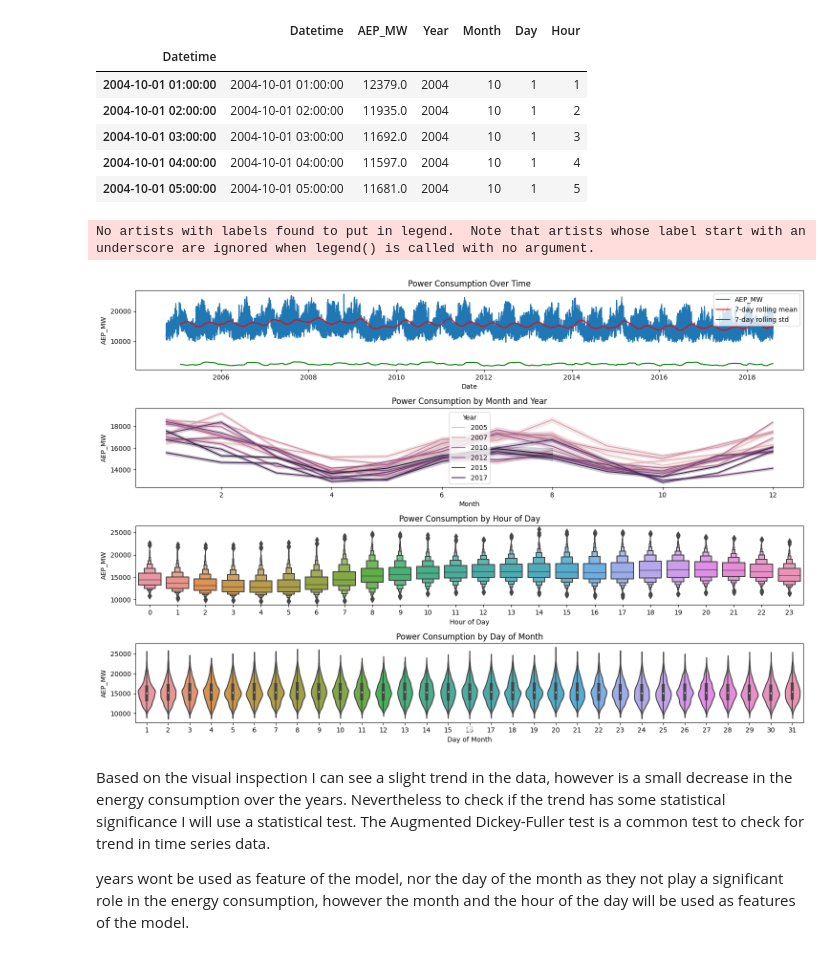
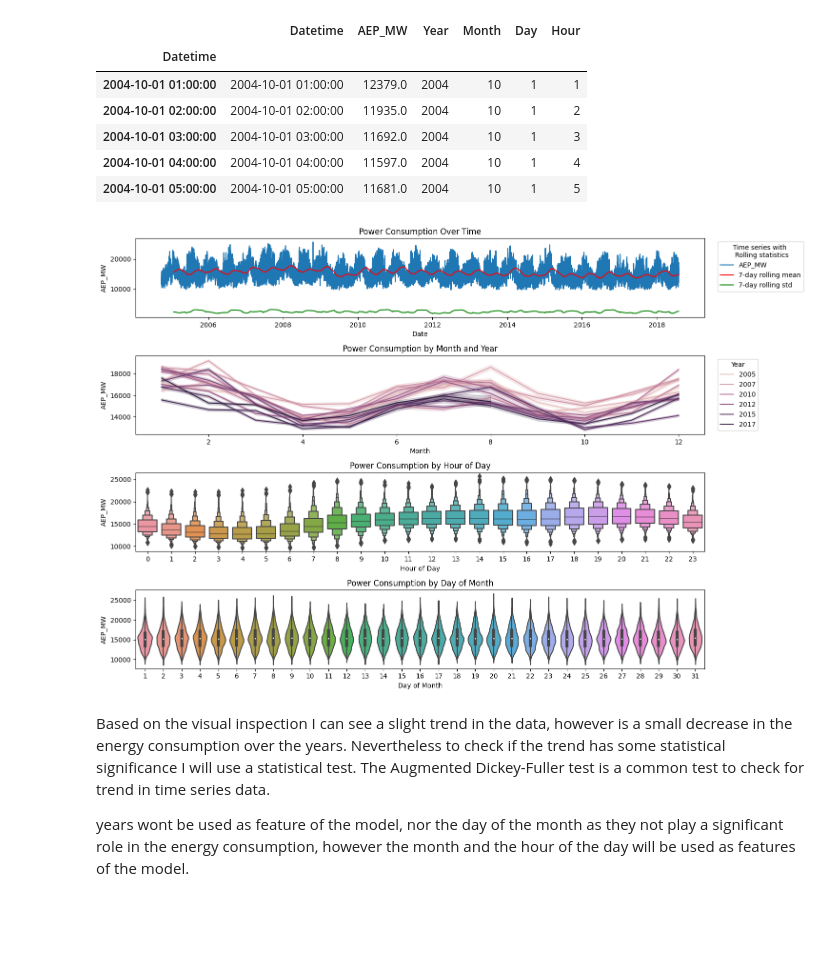
Before and after one commit to Hecramco/forecasting_examples, a Jupyter notebook: notebooks/time_series_forcasting_energy.ipynb, the cells around one changed output. Saved outputs shown, nothing was run; the diff lists cells and outputs as text; code cells hidden in the pictures; blank space fills up the shorter version.

```diff
--- a/notebooks/time_series_forcasting_energy.ipynb
+++ b/notebooks/time_series_forcasting_energy.ipynb
@@ -162,37 +162,38 @@ fig, axs = plt.subplots(4, 1, figsize=(15, 10))
 # 1. Power consumption over time with rolling statistics
 # Create rolling statistics
 days = 120 # Number of days for the rolling window
 rolling_window = 24*days
 rolling_mean = henergy_df['AEP_MW'].rolling(rolling_window).mean()
 rolling_std = henergy_df['AEP_MW'].rolling(rolling_window).std()
 dates = henergy_df.index  # full datetime, avoids duplicates
 #plot the time series and rolling statistics
 sns.lineplot(x=dates, y=henergy_df['AEP_MW'], ax=axs[0], label='AEP_MW')
 sns.lineplot(x=dates, y=rolling_mean, ax=axs[0], color='red', label='7-day rolling mean')
 sns.lineplot(x=dates, y=rolling_std, ax=axs[0], color='green', label='7-day rolling std')
 axs[0].set_title("Power Consumption and Rolling Statistics")
-axs[0].legend()
+axs[0].legend(title='Time series with \n Rolling statistics', bbox_to_anchor=(1.18, 1), loc='upper right')
 axs[0].set_title('Power Consumption Over Time')
 axs[0].set_xlabel('Date')
 
 # 2. Power consumption by month and year to see seasonal trends
 sns.lineplot(henergy_df, y='AEP_MW', x = 'Month', hue='Year', ax=axs[1])
 axs[1].set_title('Power Consumption by Month and Year')
 axs[1].set_xlabel('Month')
+axs[1].set_ylabel('AEP_MW')
+axs[1].legend(title='Year', bbox_to_anchor=(1.1, 1), loc='upper right')
 # 3. Power consumption by hour of day to see daily trends
 sns.boxenplot(henergy_df, y='AEP_MW', x = 'Hour', ax=axs[2])
 axs[2].set_title('Power Consumption by Hour of Day')
 axs[2].set_xlabel('Hour of Day')
 # 4. Power consumption by day of month to see monthly trends
 sns.violinplot(henergy_df, y='AEP_MW', x = 'Day', ax=axs[3])
 axs[3].set_title('Power Consumption by Day of Month')
 axs[3].set_xlabel('Day of Month')
-plt.legend(loc='lower center', bbox_to_anchor=(0.5, -0.15), ncol=4)
+
 plt.tight_layout()
 plt.show()
 # %% [output]
-No artists with labels found to put in legend.  Note that artists whose label start with an underscore are ignored when legend() is called with no argument.
-[figure, old version]
+[figure, new version]
 # %% [markdown]
 Based on the visual inspection I can see a slight trend in the data, however is a small decrease in the energy consumption over the years. Nevertheless to check if the trend has some statistical significance I will use a statistical test. The Augmented Dickey-Fuller test is a common test to check for trend in time series data.
 
```
Also changed, not shown: parts of 11 cells of this notebook, 1 other file.
